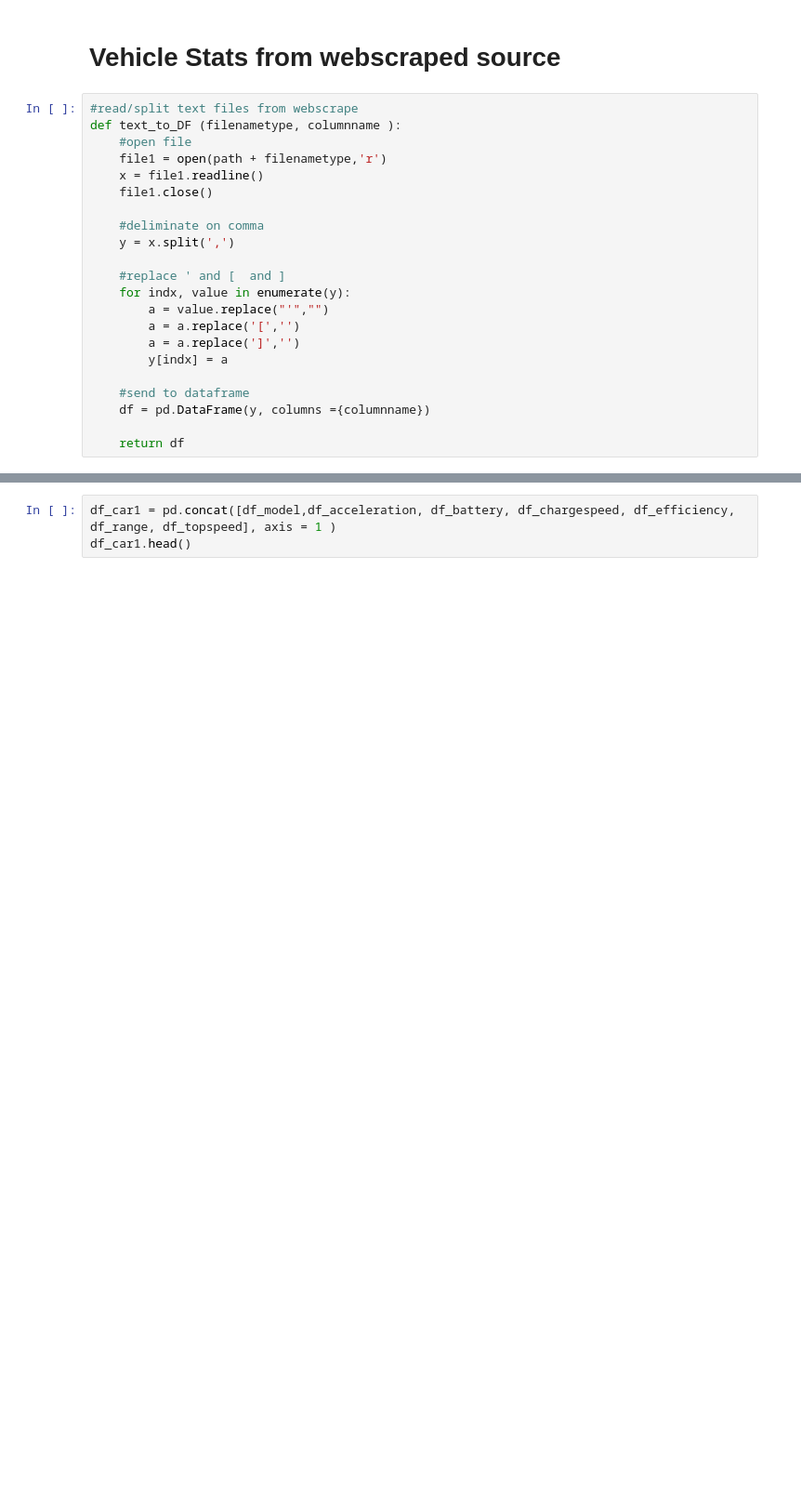
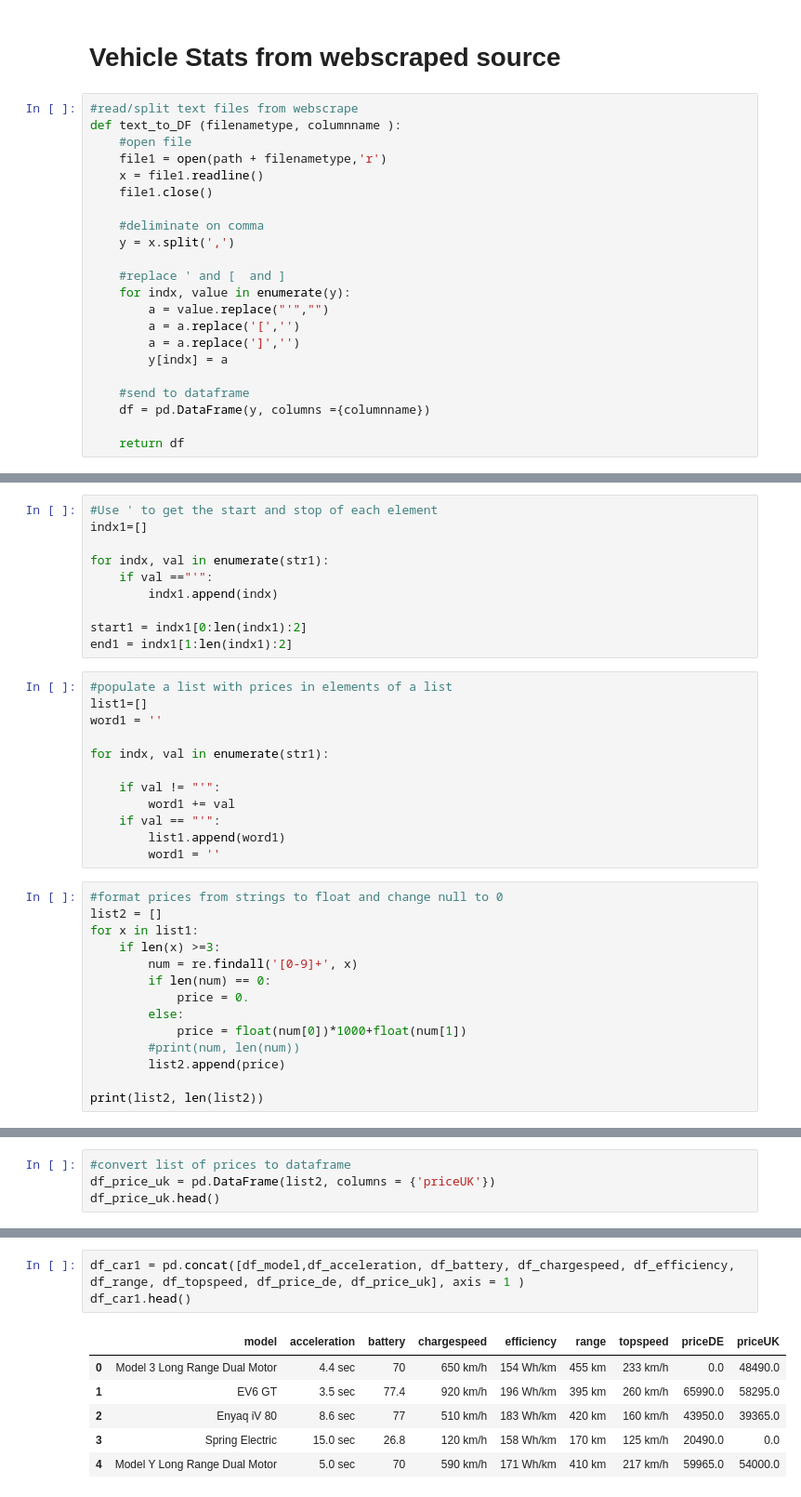
Before and after one commit to mnel011/EV-Practicality, a Jupyter notebook: EV Clean and Merge.ipynb, the cells around one changed output, grey strips where cells are left out. Shown: that part at 93% size. Saved outputs shown, nothing was run; the diff lists cells and outputs as text; blank space fills up the shorter version.

```diff
--- a/EV Clean and Merge.ipynb
+++ b/EV Clean and Merge.ipynb
@@ -410,0 +583,36 @@ df_topspeed.head()
+# %%
+#Use ' to get the start and stop of each element
+indx1=[]
+
+for indx, val in enumerate(str1):
+    if val =="'":
+        indx1.append(indx)
+
+start1 = indx1[0:len(indx1):2]
+end1 = indx1[1:len(indx1):2]
+# %%
+#populate a list with prices in elements of a list
+list1=[]
+word1 = ''
+
+for indx, val in enumerate(str1):
+
+    if val != "'":
+        word1 += val
+    if val == "'":
+        list1.append(word1)
+        word1 = ''
+# %%
+#format prices from strings to float and change null to 0
+list2 = []
+for x in list1:
+    if len(x) >=3:
+        num = re.findall('[0-9]+', x)
+        if len(num) == 0:
+            price = 0.
+        else:
+            price = float(num[0])*1000+float(num[1])
+        #print(num, len(num))
+        list2.append(price)
+
+print(list2, len(list2))
@@ -410,0 +621,4 @@ df_topspeed.head()
+# %%
+#convert list of prices to dataframe
+df_price_uk = pd.DataFrame(list2, columns = {'priceUK'})
+df_price_uk.head()
@@ -411,6 +632,13 @@ df_topspeed.head()
 # %%
-df_car1 = pd.concat([df_model,df_acceleration, df_battery, df_chargespeed, df_efficiency, df_range, df_topspeed], axis = 1 )
+df_car1 = pd.concat([df_model,df_acceleration, df_battery, df_chargespeed, df_efficiency, df_range, df_topspeed, df_price_de, df_price_uk], axis = 1 )
 df_car1.head()
+# %% [output]
+|  | model | acceleration | battery | chargespeed | efficiency | range | topspeed | priceDE | priceUK |
+| 0 | Model 3 Long Range Dual Motor | 4.4 sec | 70 | 650 km/h | 154 Wh/km | 455 km | 233 km/h | 0.0 | 48490.0 |
+| 1 | EV6 GT | 3.5 sec | 77.4 | 920 km/h | 196 Wh/km | 395 km | 260 km/h | 65990.0 | 58295.0 |
+| 2 | Enyaq iV 80 | 8.6 sec | 77 | 510 km/h | 183 Wh/km | 420 km | 160 km/h | 43950.0 | 39365.0 |
+| 3 | Spring Electric | 15.0 sec | 26.8 | 120 km/h | 158 Wh/km | 170 km | 125 km/h | 20490.0 | 0.0 |
+| 4 | Model Y Long Range Dual Motor | 5.0 sec | 70 | 590 km/h | 171 Wh/km | 410 km | 217 km/h | 59965.0 | 54000.0 |
 # %%
 df_car2 = df_car1
 df_car2
```
Also changed, not shown: parts of 35 cells of this notebook.
